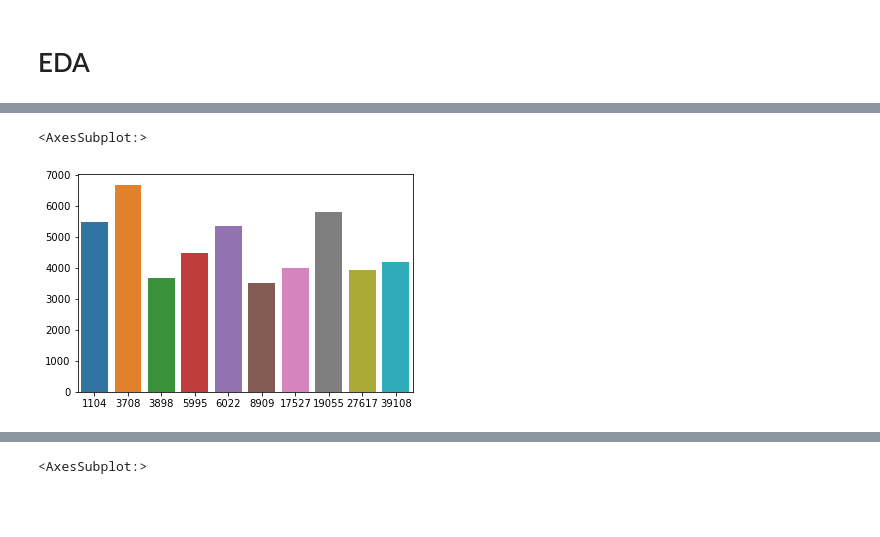
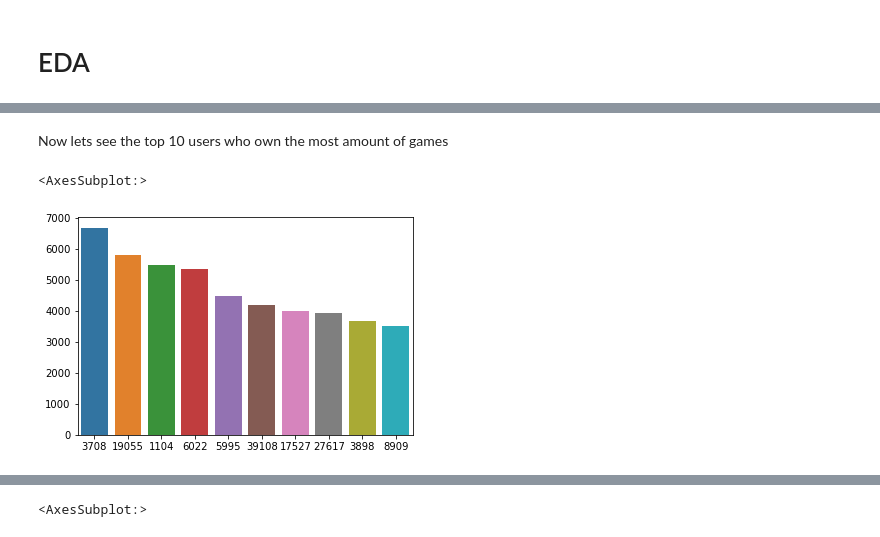
Before and after one commit to JakeAsh22/steam-rec-system, a Jupyter notebook: get_data.ipynb, the cells around one changed output, grey strips where cells are left out. Cells and saved outputs as stored; diff of their text form; code cells hidden in the pictures; blank space fills up the shorter version.

```diff
--- a/get_data.ipynb
+++ b/get_data.ipynb
@@ -286,5 +206,7 @@ Name: game_ids, Length: 9192, dtype: int64
+# %% [markdown]
+Now lets see the top 10 users who own the most amount of games
 # %%
-sns.barplot(x = clean_df['user_ids'].value_counts().index[0:10], y = clean_df['user_ids'].value_counts().values[0:10])
+sns.barplot(x = clean_df['user_ids'].value_counts().index[0:10], y = clean_df['user_ids'].value_counts().values[0:10],order=clean_df['user_ids'].value_counts().index[0:10])
 # %% [output]
 <AxesSubplot:>
-[figure, old version]
+[figure, new version]
```
Also changed, not shown: parts of 81 cells of this notebook, 5 other files.
